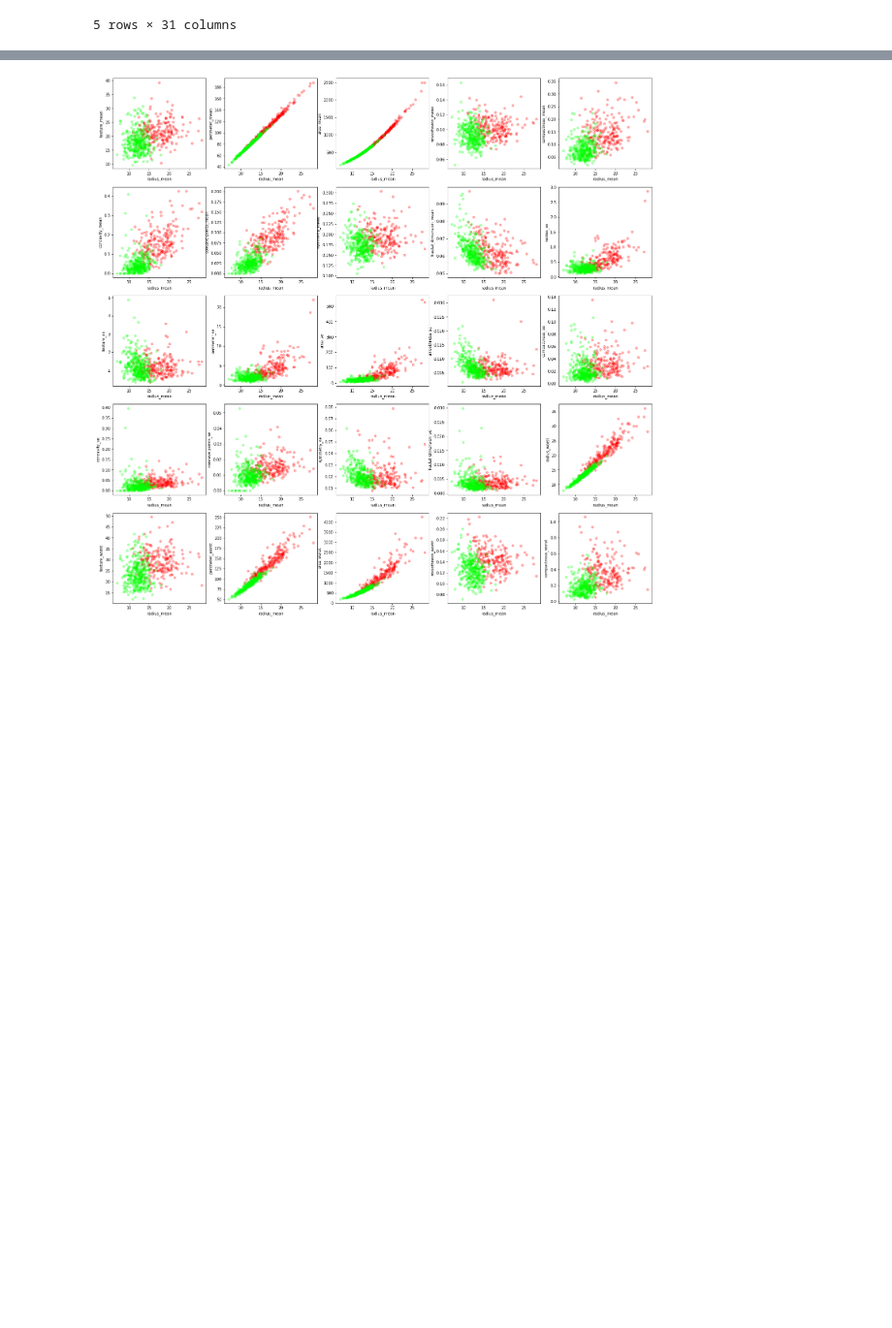
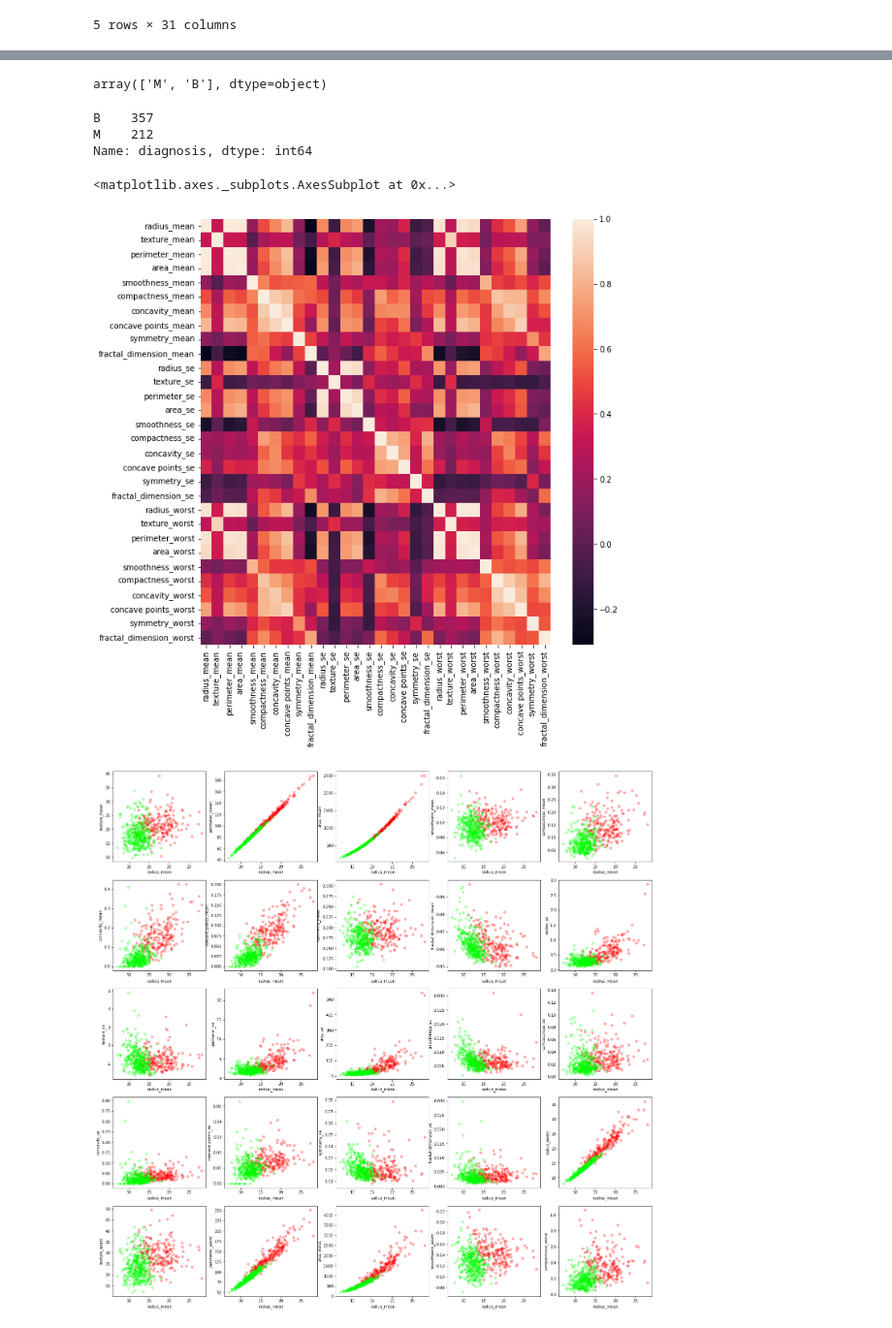
Before and after one commit to 44REAM/CEB-machine-learning, a Jupyter notebook: naive_bayes.ipynb, the cells around one changed output, grey strips where cells are left out. Shown at 97% size. Drawn from its saved outputs; the diff is of its cells as text; code cells hidden in the pictures; blank space fills up the shorter version.

```diff
--- a/naive_bayes.ipynb
+++ b/naive_bayes.ipynb
@@ -292,3 +312,20 @@ cancer_df.head()
+# %%
+cancer_df.diagnosis.unique()
+# %% [output]
+array(['M', 'B'], dtype=object)
+# %%
+cancer_df.diagnosis.value_counts()
+# %% [output]
+B    357
+M    212
+Name: diagnosis, dtype: int64
+# %%
+corr = cancer_df.corr()
+plt.figure(figsize = (10,10))
+sns.heatmap(corr)
+# %% [output]
+<matplotlib.axes._subplots.AxesSubplot at 0x...>
+[figure, added]
 # %%
 
 B = cancer_df[cancer_df.diagnosis == "B"].drop(columns = ['diagnosis'])
```
Also changed, not shown: parts of 3 cells of this notebook.
